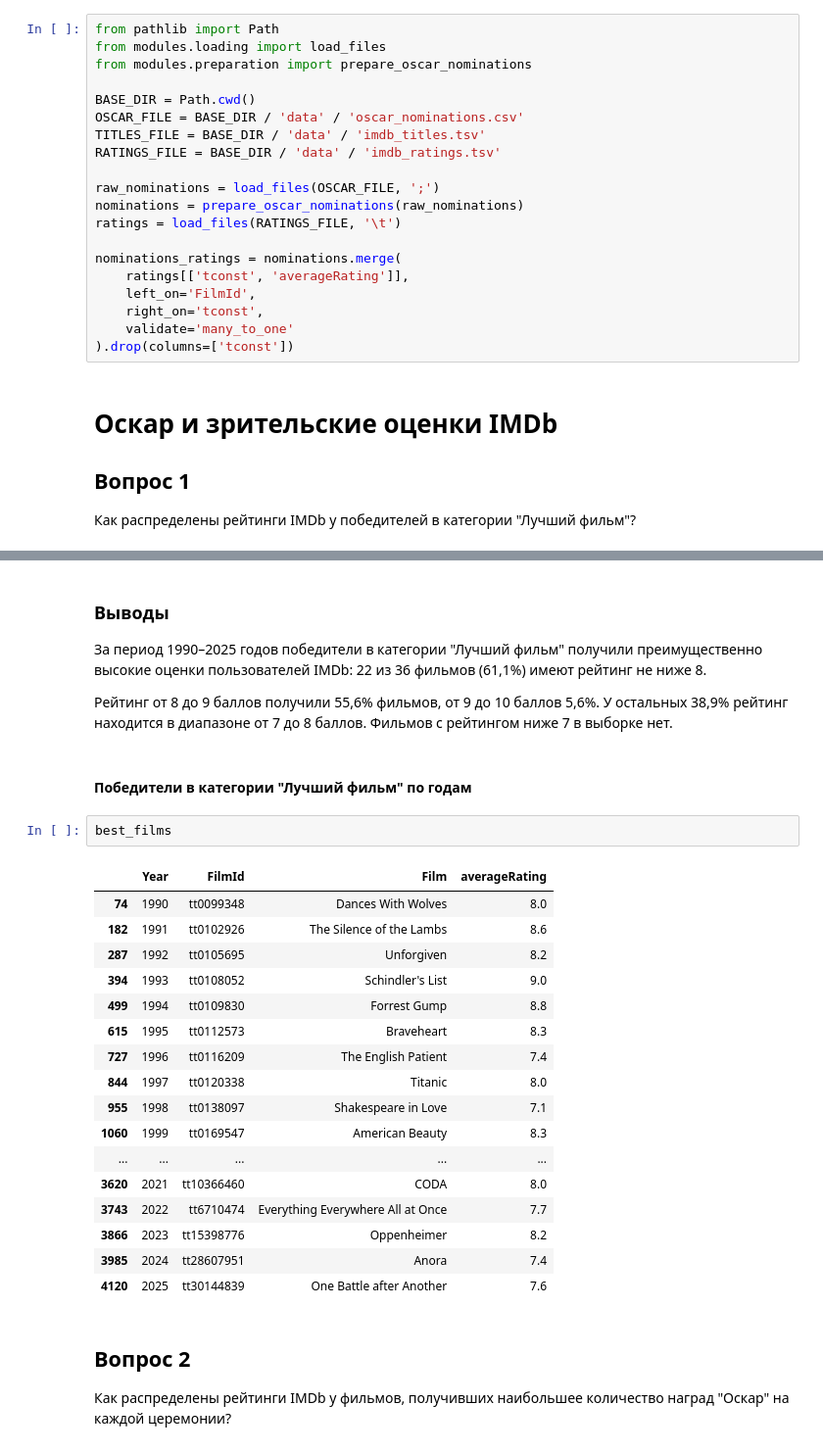
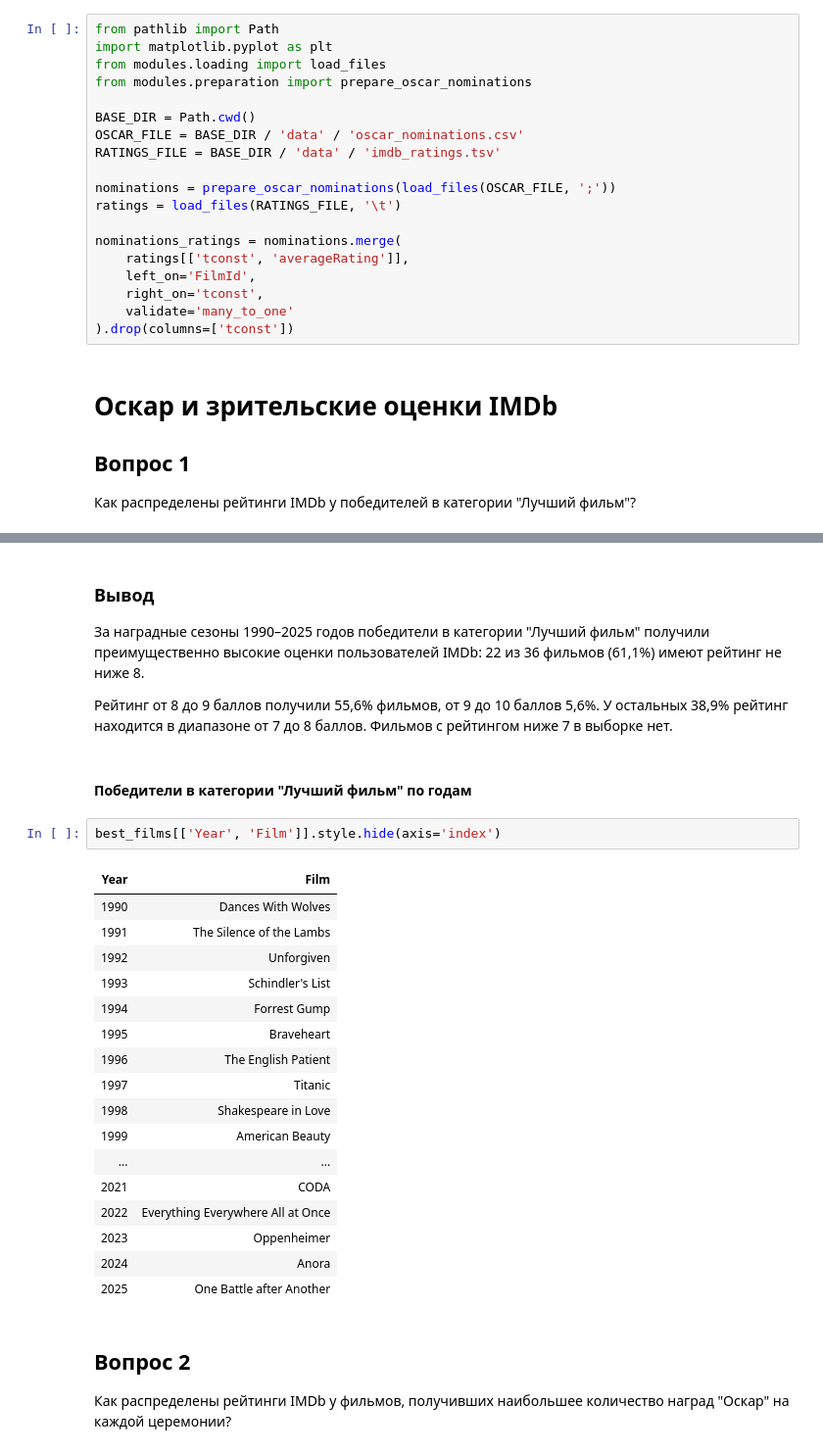
Before and after one commit to STPolya/oscars-imdb-analysis, a Jupyter notebook: analysis.ipynb, the cells around one changed output, grey strips where cells are left out. Shown at 98% size. Drawn from its saved outputs; the diff is of its cells as text.

```diff
--- a/analysis.ipynb
+++ b/analysis.ipynb
@@ -1,15 +1,14 @@
 # %%
 from pathlib import Path
+import matplotlib.pyplot as plt
 from modules.loading import load_files
 from modules.preparation import prepare_oscar_nominations
 
 BASE_DIR = Path.cwd()
 OSCAR_FILE = BASE_DIR / 'data' / 'oscar_nominations.csv'
-TITLES_FILE = BASE_DIR / 'data' / 'imdb_titles.tsv'
 RATINGS_FILE = BASE_DIR / 'data' / 'imdb_ratings.tsv'
 
-raw_nominations = load_files(OSCAR_FILE, ';')
-nominations = prepare_oscar_nominations(raw_nominations)
+nominations = prepare_oscar_nominations(load_files(OSCAR_FILE, ';'))
 ratings = load_files(RATINGS_FILE, '\t')
 
 nominations_ratings = nominations.merge(
@@ -64,32 +62,32 @@ plt.show()
 # %% [output]
 [figure]
 # %% [markdown]
-### Выводы
-За период 1990–2025 годов победители в категории "Лучший фильм" получили преимущественно высокие оценки пользователей IMDb: 22 из 36 фильмов (61,1%) имеют рейтинг не ниже 8.
+### Вывод
+За наградные сезоны 1990–2025 годов победители в категории "Лучший фильм" получили преимущественно высокие оценки пользователей IMDb: 22 из 36 фильмов (61,1%) имеют рейтинг не ниже 8.
 
 Рейтинг от 8 до 9 баллов получили 55,6% фильмов, от 9 до 10 баллов 5,6%. У остальных 38,9% рейтинг находится в диапазоне от 7 до 8 баллов. Фильмов с рейтингом ниже 7 в выборке нет.
 # %% [markdown]
 #### Победители в категории "Лучший фильм" по годам
 # %%
-best_films
+best_films[['Year', 'Film']].style.hide(axis='index')
 # %% [output]
-|  | Year | FilmId | Film | averageRating |
-| 74 | 1990 | tt0099348 | Dances With Wolves | 8.0 |
-| 182 | 1991 | tt0102926 | The Silence of the Lambs | 8.6 |
-| 287 | 1992 | tt0105695 | Unforgiven | 8.2 |
-| 394 | 1993 | tt0108052 | Schindler's List | 9.0 |
-| 499 | 1994 | tt0109830 | Forrest Gump | 8.8 |
-| 615 | 1995 | tt0112573 | Braveheart | 8.3 |
-| 727 | 1996 | tt0116209 | The English Patient | 7.4 |
-| 844 | 1997 | tt0120338 | Titanic | 8.0 |
-| 955 | 1998 | tt0138097 | Shakespeare in Love | 7.1 |
-| 1060 | 1999 | tt0169547 | American Beauty | 8.3 |
-| ... | ... | ... | ... | ... |
-| 3620 | 2021 | tt10366460 | CODA | 8.0 |
-| 3743 | 2022 | tt6710474 | Everything Everywhere All at Once | 7.7 |
-| 3866 | 2023 | tt15398776 | Oppenheimer | 8.2 |
-| 3985 | 2024 | tt28607951 | Anora | 7.4 |
-| 4120 | 2025 | tt30144839 | One Battle after Another | 7.6 |
+| Year | Film |
+| 1990 | Dances With Wolves |
+| 1991 | The Silence of the Lambs |
+| 1992 | Unforgiven |
+| 1993 | Schindler's List |
+| 1994 | Forrest Gump |
+| 1995 | Braveheart |
+| 1996 | The English Patient |
+| 1997 | Titanic |
+| 1998 | Shakespeare in Love |
+| 1999 | American Beauty |
+| ... | ... |
+| 2021 | CODA |
+| 2022 | Everything Everywhere All at Once |
+| 2023 | Oppenheimer |
+| 2024 | Anora |
+| 2025 | One Battle after Another |
 # %% [markdown]
 ## Вопрос 2
 Как распределены рейтинги IMDb у фильмов, получивших наибольшее количество наград "Оскар" на каждой церемонии?
```
Also changed, not shown: parts of 10 cells of this notebook, 4 other files.
